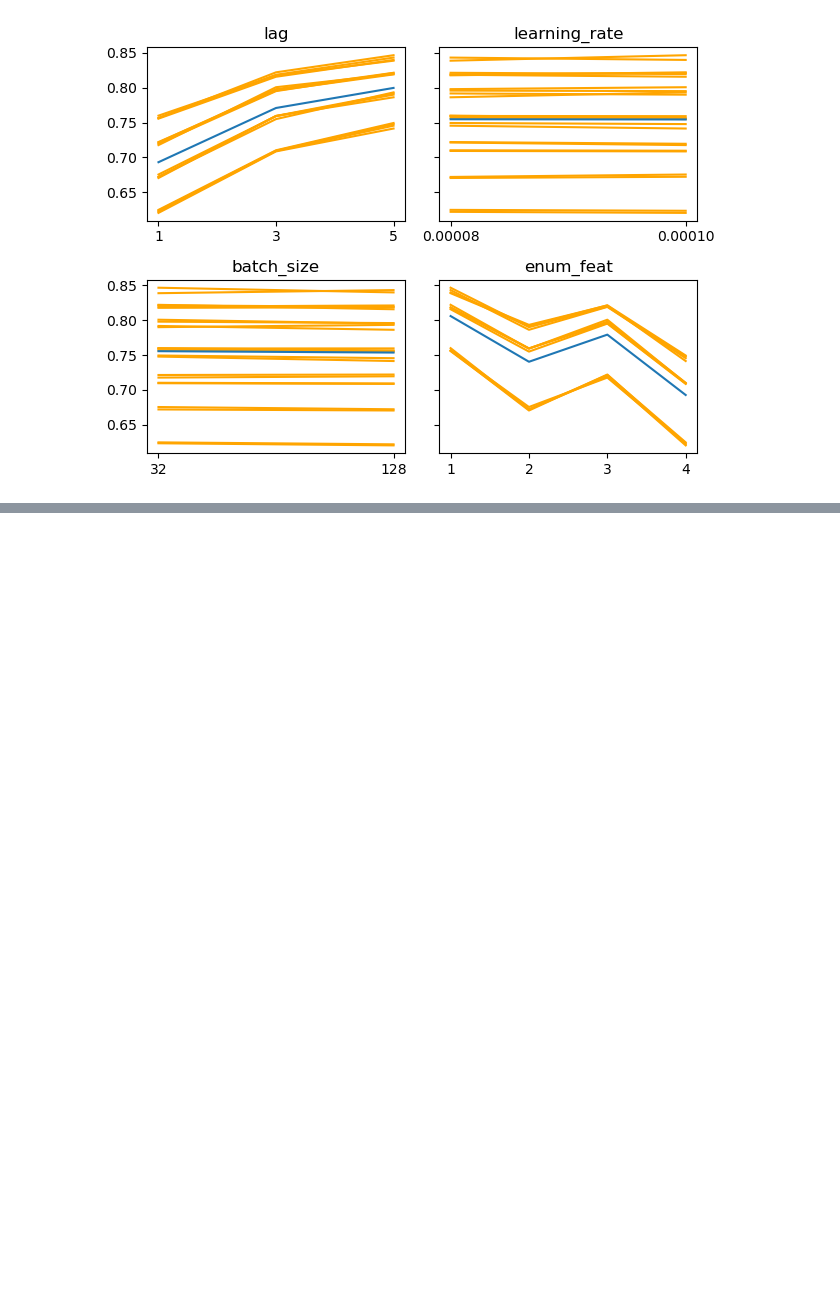
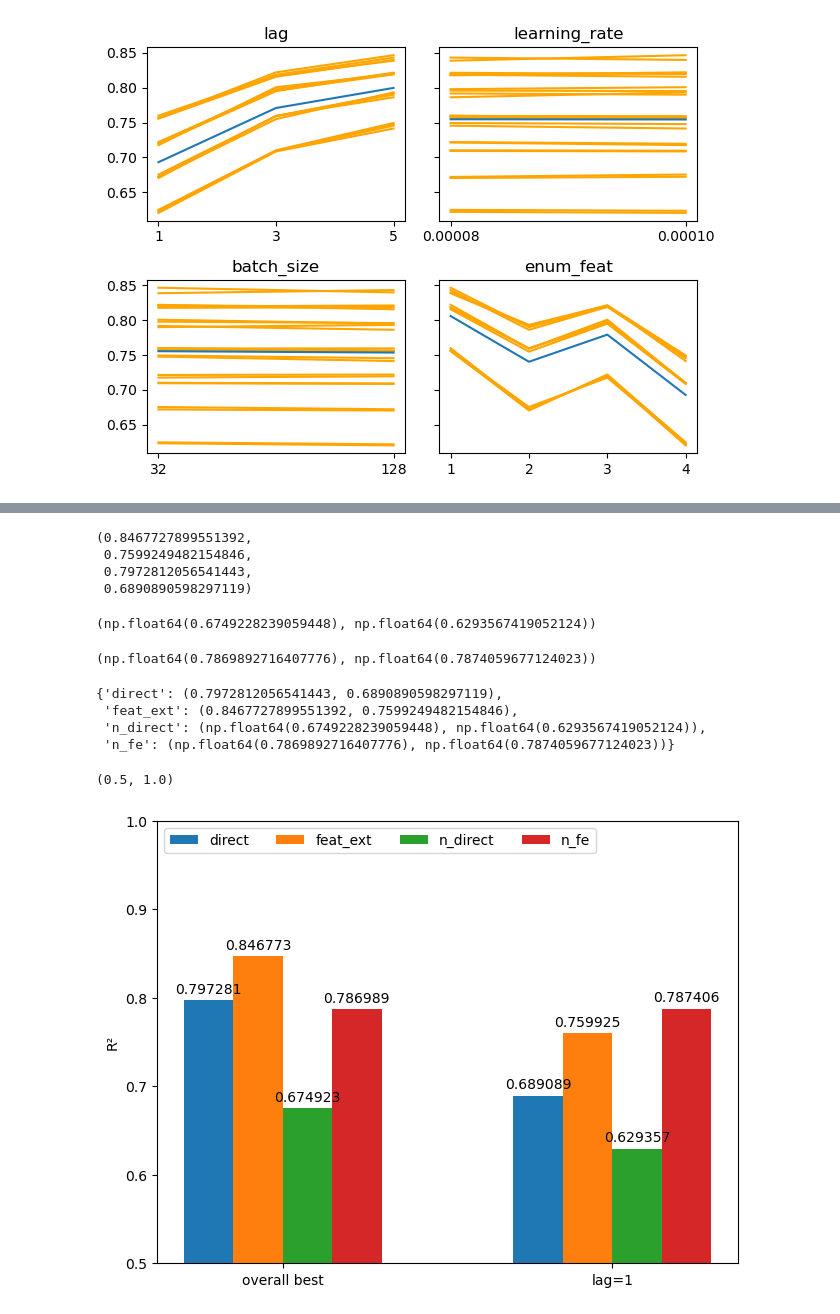
Before and after one commit to gjmm07/Masterthesis, a Jupyter notebook: results/Untitled.ipynb, the cells around one changed output, grey strips where cells are left out. Drawn from its saved outputs; the diff is of its cells as text; code cells hidden in the pictures; blank space fills up the shorter version.

Commit message:
results

```diff
--- a/results/Untitled.ipynb
+++ b/results/Untitled.ipynb
@@ -191,0 +215,56 @@ FEM2 & tf & 0.999 & 0.995 & 0.997 & -0.692 & -1.119 & -0.905 \\
+# %%
+# dm2
+dm2 = direct_results.loc[direct_results["lag"] == 1]["r2"].max()
+# %%
+fem1, fem2, dm1, dm2
+# %% [output]
+(0.8467727899551392,
+ 0.7599249482154846,
+ 0.7972812056541443,
+ 0.6890890598297119)
+# %%
+n_dm1 = narx_results.loc[(narx_results["model_name"] == "DM1")& (~narx_results["teacher_forcing"])]["r2_ss"].iloc[0]
+n_dm2 = narx_results.loc[(narx_results["model_name"] == "DM2")& (~narx_results["teacher_forcing"])]["r2_ss"].iloc[0]
+# %%
+n_dm1, n_dm2
+# %% [output]
+(np.float64(0.6749228239059448), np.float64(0.6293567419052124))
+# %%
+n_fem1 = narx_results.loc[(narx_results["model_name"] == "FEM1")& (~narx_results["teacher_forcing"])]["r2_ss"].iloc[0]
+n_fem2 = narx_results.loc[(narx_results["model_name"] == "FEM2")& (~narx_results["teacher_forcing"])]["r2_ss"].iloc[0]
+# %%
+n_fem1, n_fem2
+# %% [output]
+(np.float64(0.7869892716407776), np.float64(0.7874059677124023))
+# %%
+model_res = {"direct": (dm1, dm2),
+             "feat_ext": (fem1, fem2),
+             "n_direct": (n_dm1, n_dm2),
+             "n_fe": (n_fem1, n_fem2)}
+
+model_res
+# %% [output]
+{'direct': (0.7972812056541443, 0.6890890598297119),
+ 'feat_ext': (0.8467727899551392, 0.7599249482154846),
+ 'n_direct': (np.float64(0.6749228239059448), np.float64(0.6293567419052124)),
+ 'n_fe': (np.float64(0.7869892716407776), np.float64(0.7874059677124023))}
+# %%
+x = np.arange(2)  # the label locations
+width = 0.15  # the width of the bars
+multiplier = 0
+
+fig, ax = plt.subplots(layout='constrained')
+
+for attribute, measurement in model_res.items():
+    offset = width * multiplier
+    rects = ax.bar(x + offset, measurement, width, label=attribute)
+    ax.bar_label(rects, padding=3)
+    multiplier += 1
+
+ax.set_ylabel("R²")
+ax.set_xticks(x + width+0.075, ("overall best", "lag=1"))
+ax.legend(loc='upper left', ncols=4)
+ax.set_ylim(0.5, 1.0)
+# %% [output]
+(0.5, 1.0)
+[figure, added]
```
Also changed, not shown: parts of 6 cells of this notebook.
